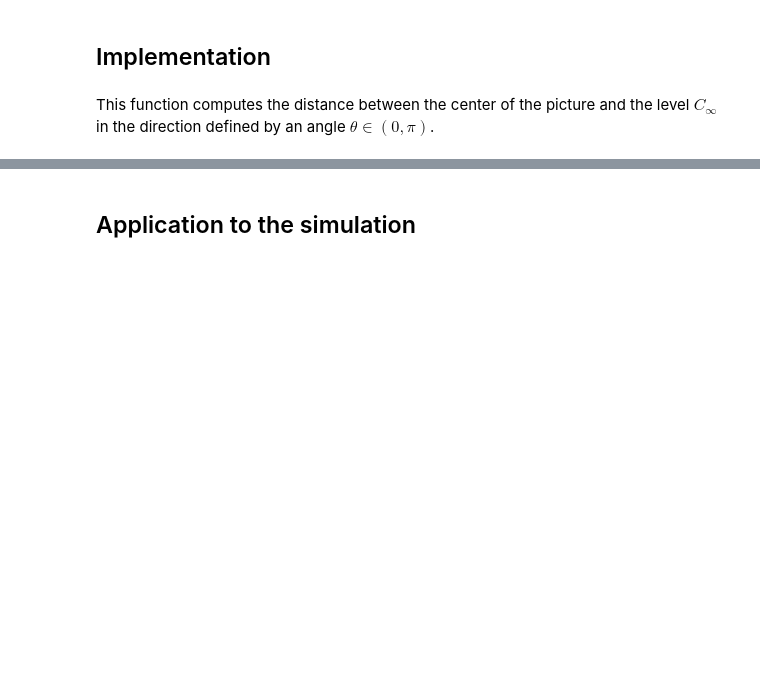
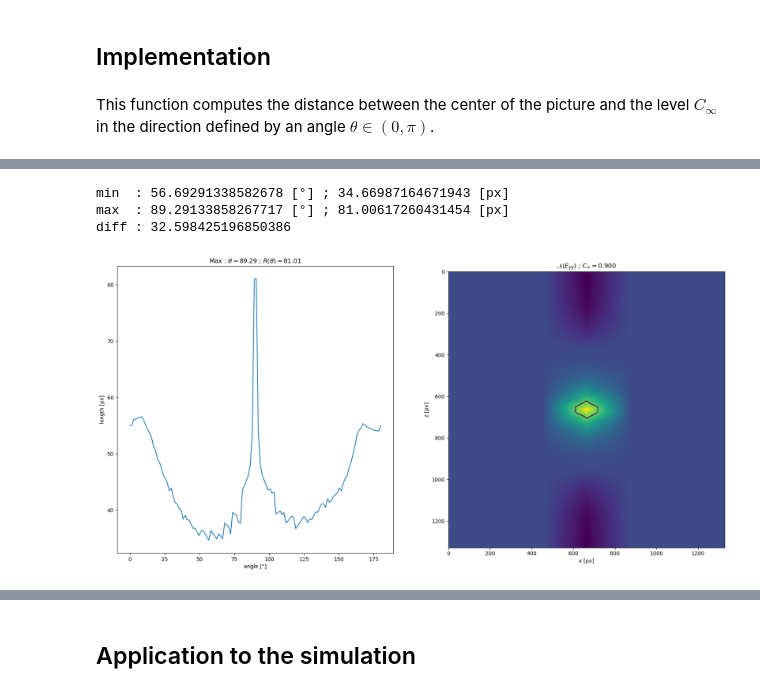
Before and after one commit to julienVLNT/drafts, a Jupyter notebook: 08_Length_vs_Angle.ipynb, the cells around one changed output, grey strips where cells are left out. Cells and saved outputs as stored; diff of their text form; code cells hidden in the pictures; blank space fills up the shorter version.

```diff
--- a/08_Length_vs_Angle.ipynb
+++ b/08_Length_vs_Angle.ipynb
@@ -330,0 +336,18 @@ def length_vs_angle(auto: np.ndarray, cinf: float, angle: float) -> float:
+# %%
+eyy_cinf = 0.90
+
+eyy_angles = np.linspace(0, np.pi, 128)
+eyy_length = np.zeros_like(eyy_angles)
+
+for i, angle in enumerate(eyy_angles):
+    eyy_length[i] = length_vs_angle(eyy_auto, eyy_cinf, angle)
+
+print(f"shape  : {eyy_length.shape}")
+print(f"NaNs   : {np.any(np.isnan(eyy_length))}")
+print(f"mean   : {eyy_length.mean()}")
+print(f"min    : {eyy_length.min()}")
+print(f"argmin : {eyy_length.argmin()}")
+print(f"angle  : {eyy_angles[eyy_length.argmin()]*180/np.pi}")
+print(f"max    : {eyy_length.max()}")
+print(f"argmax : {eyy_length.argmax()}")
+print(f"angle  : {eyy_angles[eyy_length.argmax()]*180/np.pi}°")
@@ -330,0 +364,25 @@ def length_vs_angle(auto: np.ndarray, cinf: float, angle: float) -> float:
+# %%
+fig = plt.figure(figsize=(21, 10))
+
+axe = fig.add_subplot(1, 2, 1)
+axe.plot(eyy_angles*180/np.pi, eyy_length)
+axe.set_xlabel("angle [°]")
+axe.set_ylabel("length [px]")
+axe.set_title("Max : $\\theta=$"+"{:.2f}".format(eyy_angles[eyy_length.argmax()]*180/np.pi)+" ; $R(\\theta) =$"+"{:.2f}".format(eyy_length.max()))
+
+axe = fig.add_subplot(1, 2, 2)
+axe.imshow(eyy_auto)
+axe.contour(eyy_auto, [eyy_cinf, 1.])
+axe.set_xlabel("x [px]")
+axe.set_ylabel("z [px]")
+axe.set_title("$\mathcal{A}(E_{yy})$ ; $C_\infty =$"+"{:.3f}".format(eyy_cinf))
+
+print(f"min  : {eyy_angles[eyy_length.argmin()]*180/np.pi} [°] ; {eyy_length.min()} [px]")
+print(f"max  : {eyy_angles[eyy_length.argmax()]*180/np.pi} [°] ; {eyy_length.max()} [px]")
+print(f"diff : {(eyy_angles[eyy_length.argmax()] - eyy_angles[eyy_length.argmin()])*180/np.pi}")
+plt.show()
+# %% [output]
+min  : 56.69291338582678 [°] ; 34.66987164671943 [px]
+max  : 89.29133858267717 [°] ; 81.00617260431454 [px]
+diff : 32.598425196850386
+[figure, added]
```
Also changed, not shown: parts of 15 cells of this notebook.
